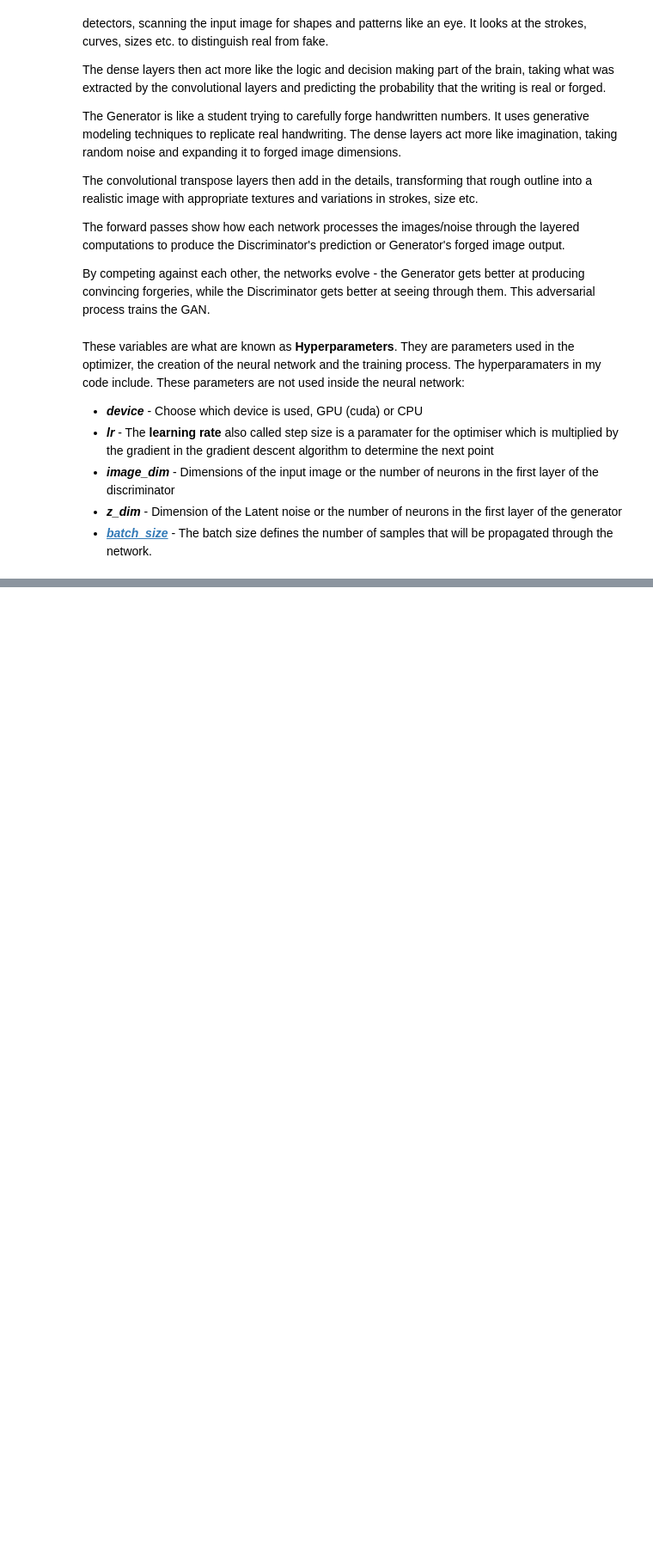
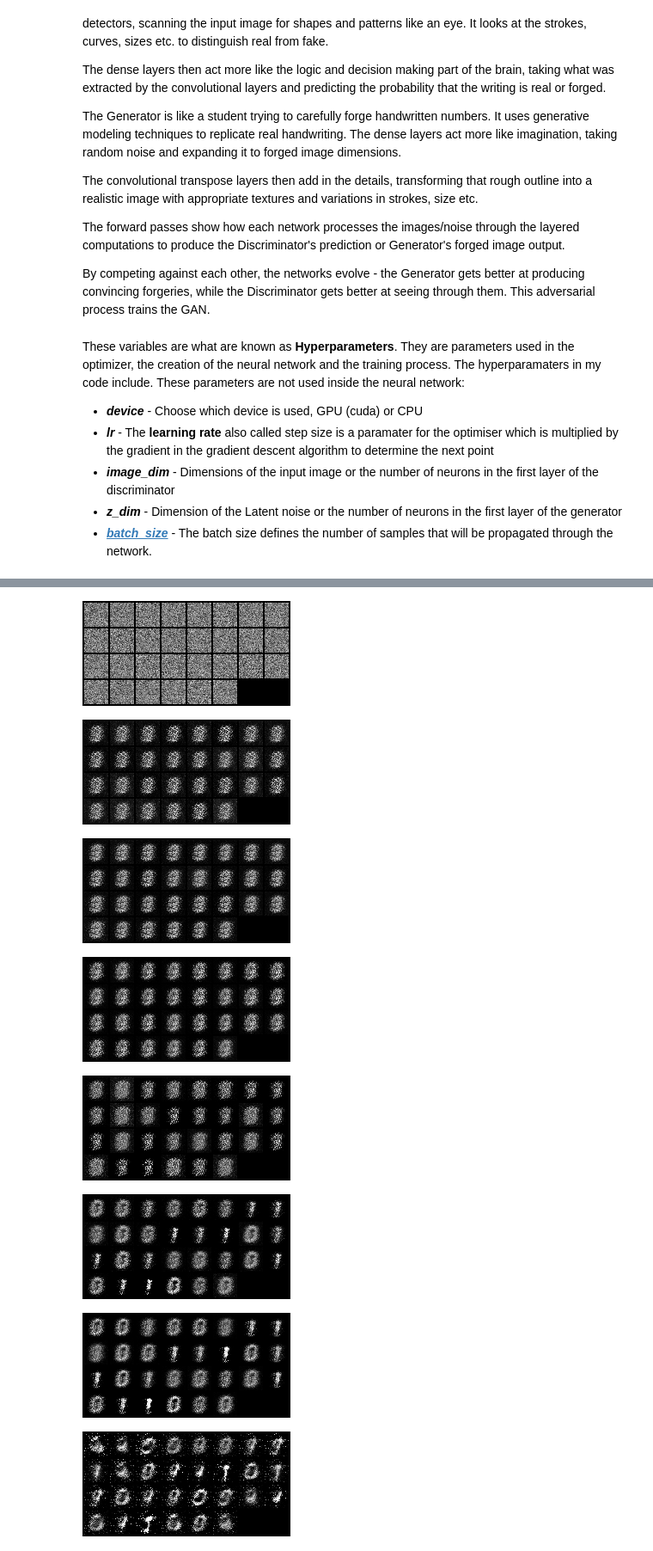
Before and after one commit to minhalvp/learning-gans, a Jupyter notebook: gans.ipynb, the cells around one changed output, grey strips where cells are left out. Shown at 86% size. Drawn from its saved outputs; the diff is of its cells as text; code cells hidden in the pictures; blank space fills up the shorter version.

Commit message:
added images and graphs to gans.ipynb

```diff
--- a/gans.ipynb
+++ b/gans.ipynb
@@ -60,10 +60,11 @@ By competing against each other, the networks evolve - the Generator gets better
 # Hyperparameters etc.
 device = "cuda" if torch.cuda.is_available() else "cpu"
 lr = 3e-4
-z_dim = 64
+z_dim = 256
 image_dim = 28 * 28 * 1  # 784
 batch_size = 30
 num_epochs = 10
+wandb.log({"lr": lr, "z_dim": z_dim, "image_dim": image_dim, "batch_size": batch_size, "num_epochs": num_epochs})
 # %% [markdown]
 These variables are what are known as **Hyperparameters**. They are parameters used in the optimizer, the creation of the neural network and the training process. The hyperparamaters in my code include. These parameters are not used inside the neural network:
 - ***device*** - Choose which device is used, GPU (cuda) or CPU
@@ -75,15 +76,13 @@ These variables are what are known as **Hyperparameters**. They are parameters u
 disc = Discriminator(image_dim).to(device)
 gen = Generator(z_dim, image_dim).to(device)
 fixed_noise = torch.randn((batch_size, z_dim)).to(device)
-transforms = transforms.Compose(
-    [transforms.ToTensor(), transforms.Normalize((0.5,), (0.5,)),]
+transforms = T.Compose(
+    [T.ToTensor(), T.Normalize((0.5,), (0.5,)),]
 )
 
-dataset = datasets.MNIST(root="C:\\Users\\mvpco\\Documents\\School stuff\\GAN\\dataset/", transform=transforms, download=False)
+dataset = datasets.MNIST(root="dataset/", transform=transforms, download=True)
 loader = DataLoader(dataset, batch_size=batch_size, shuffle=True)
 opt_disc = optim.Adam(disc.parameters(), lr=lr)
 opt_gen = optim.Adam(gen.parameters(), lr=lr)
 criterion = nn.BCELoss()
-writer_fake = SummaryWriter(f"logs/fake")
-writer_real = SummaryWriter(f"logs/real")
 step = 0
@@ -91,0 +98,3 @@ The discriminator and generator and optimizers for each network and loss are ini
+# %%
+disc = torch.compile(disc).to(device)
+gen = torch.compile(gen).to(device)
@@ -92,4 +103,7 @@ The discriminator and generator and optimizers for each network and loss are ini
 # %%
+fake_img = []
+real_img = []
+
 # Training Loop
 for epoch in range(num_epochs):
     for batch_idx, (real, _) in enumerate(loader):
@@ -114,7 +128,12 @@ for epoch in range(num_epochs):
         gen.zero_grad() #
         lossG.backward()
         opt_gen.step()
-
+        wandb.log(
+            {
+                "Generator": lossG,
+                "Discriminator": lossD,
+            }
+        )
         if batch_idx == 0:
             print(
                 f"Epoch [{epoch}/{num_epochs}] Batch {batch_idx}/{len(loader)} \
@@ -126,11 +145,12 @@ for epoch in range(num_epochs):
                 data = real.reshape(-1, 1, 28, 28)
                 img_grid_fake = torchvision.utils.make_grid(fake, normalize=True)
                 img_grid_real = torchvision.utils.make_grid(data, normalize=True)
-
-                writer_fake.add_image(
-                    "Mnist Fake Images", img_grid_fake, global_step=step
-                )
-                writer_real.add_image(
-                    "Mnist Real Images", img_grid_real, global_step=step
+                fake_img.append(img_grid_fake)
+                real_img.append(img_grid_real)
+                wandb.log(
+                    {
+                        "Mnist Fake Images": [wandb.Image(img_grid_fake)],
+                        "Mnist Real Images": [wandb.Image(img_grid_real)],
+                    }
                 )
                 step += 1
@@ -147,0 +172,13 @@ The last block of code and perhaps the most important is the training loop. This
+# %%
+from IPython.display import display
+for img in fake_img:
+    display(T.functional.to_pil_image(img))
+# %% [output]
+[figure, added]
+[figure, added]
+[figure, added]
+[figure, added]
+[figure, added]
+[figure, added]
+[figure, added]
+[figure, added]
```
Also changed, not shown: parts of 11 cells of this notebook, 4 other files.
